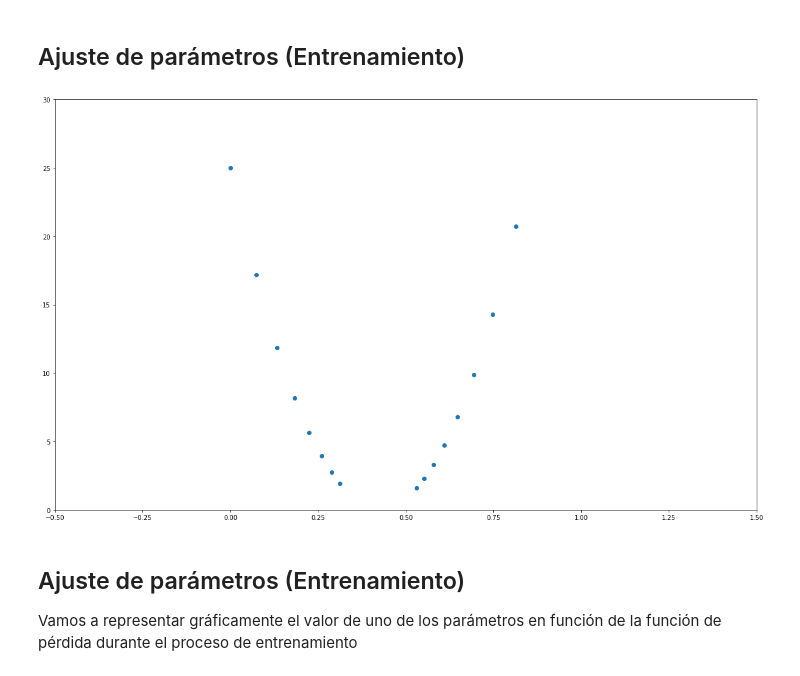
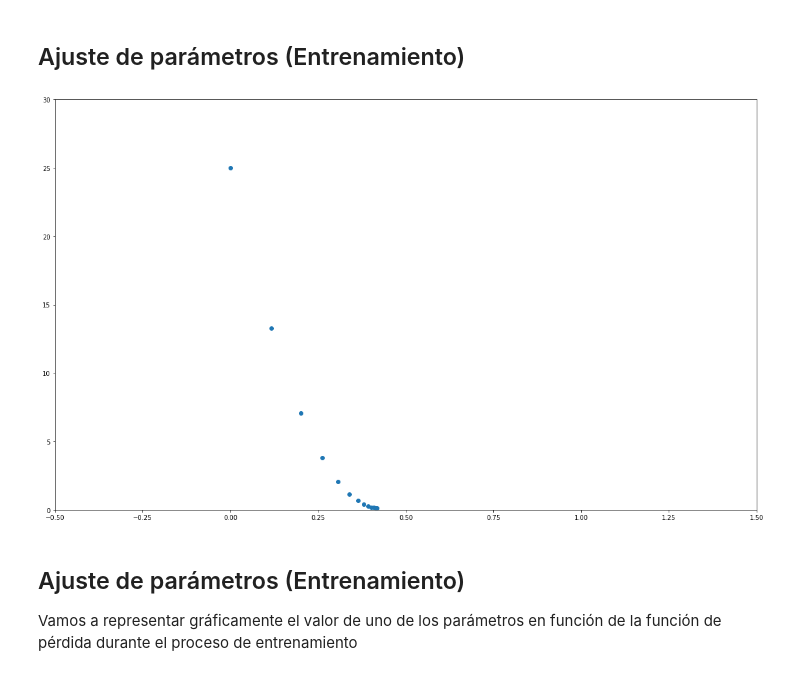
Before and after one commit to fizcogar/Intro-IA, a Jupyter notebook: Intro-IA-1.ipynb, the cells around one changed output. Drawn from its saved outputs; the diff is of its cells as text; code cells hidden in the pictures.

```diff
--- a/Intro-IA-1.ipynb
+++ b/Intro-IA-1.ipynb
@@ -407,18 +447,18 @@ perdidas = []
 # %%
 # Predicción y error:
 y_hat = m.predict(x)
 loss = m.loss(y_hat, y)
 # Guardamos los valores del parámetro y de la pérdida en dos listas, para dibujar todos los puntos
 parametros.append(m.a1)
 perdidas.append(loss)
 # Dibujamos un parámetro y el error medio:
 plt.axis([-.5, 1.5, 0, 30])
 plt.scatter(parametros, perdidas);
 plt.show()
 # Un ciclo de entrenamiento:
-m.fit(x, y, lr = 0.007) # probar con lr = 0.003 y lr = 0.007 y lr = 0.008
+m.fit(x, y, lr = 0.001) # probar con lr = 0.003 y lr = 0.007 y lr = 0.008
 # %% [output]
-[figure, old version]
+[figure, new version]
 # %% [markdown]
 ## Ajuste de parámetros (Entrenamiento)
 
```
Also changed, not shown: parts of 11 cells of this notebook.
